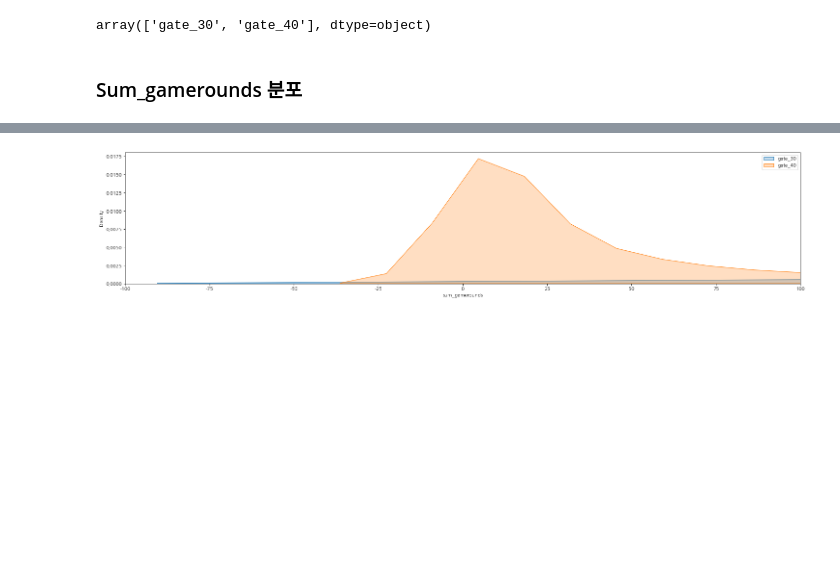
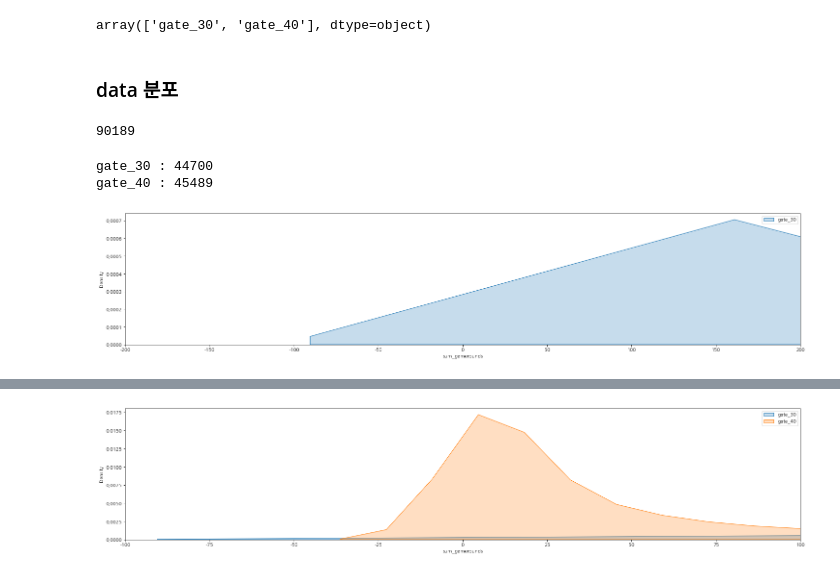
Before and after one commit to seonydg/ml-A-B-test-mobile-games-version-up, a Jupyter notebook: A-B-test-mobile-games-version-up.ipynb, the cells around one changed output, grey strips where cells are left out. Cells and saved outputs as stored; diff of their text form; code cells hidden in the pictures; blank space fills up the shorter version.

```diff
--- a/A-B-test-mobile-games-version-up.ipynb
+++ b/A-B-test-mobile-games-version-up.ipynb
@@ -130,4 +131,24 @@ df['version'].unique()
 # %% [output]
 array(['gate_30', 'gate_40'], dtype=object)
 # %% [markdown]
-### Sum_gamerounds 분포
+### data 분포
+# %%
+# 총 User 수 (90,188명)
+df['userid'].count()
+# %% [output]
+90189
+# %%
+# Version별 User id
+print("gate_30 :", len(df[df['version'] == 'gate_30']))
+print('gate_40 :', len(df[df['version'] == 'gate_40']))
+# %% [output]
+gate_30 : 44700
+gate_40 : 45489
+# %%
+sns.kdeplot(df[df['version']=='gate_30']['sum_gamerounds'], shade=True, label='gate_30')
+plt.gcf().set_size_inches(25, 5)
+plt.legend()
+plt.xlim(-200, 200)
+plt.show()
+# %% [output]
+[figure, added]
```
Also changed, not shown: parts of 3 cells of this notebook.
